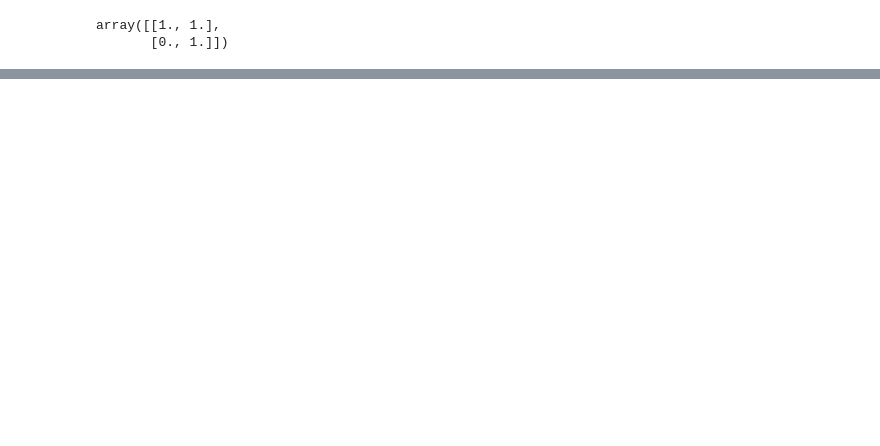
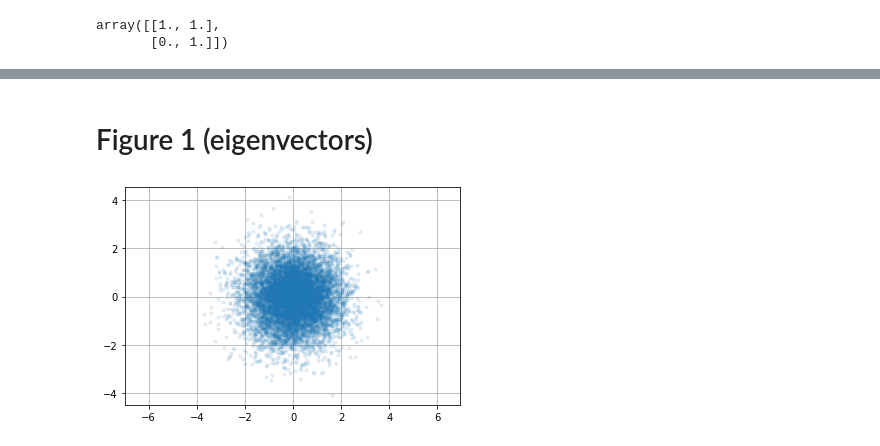
Before and after one commit to shubhagrawal30/gwaves_CPCA, a Jupyter notebook: paper_plots.ipynb, the cells around one changed output, grey strips where cells are left out. Drawn from its saved outputs; the diff is of its cells as text; code cells hidden in the pictures; blank space fills up the shorter version.

```diff
--- a/paper_plots.ipynb
+++ b/paper_plots.ipynb
@@ -106,0 +112,13 @@ array([1.77983578, 1.15886126])
+# %% [markdown]
+# Figure 1 (eigenvectors)
+# %%
+prior_means = np.array([0, 0])
+prior_cov = np.array([[1, 0], [0, 1]])
+n_vals = int(1e4)
+prior_vals = np.random.multivariate_normal(prior_means, prior_cov, size=n_vals)
+plt.plot(prior_vals[:, 0], prior_vals[:, 1], '.', alpha=0.1)
+plt.axis('equal')
+plt.grid()
+plt.show()
+# %% [output]
+[figure, added]
```
Also changed, not shown: parts of 21 cells of this notebook.
